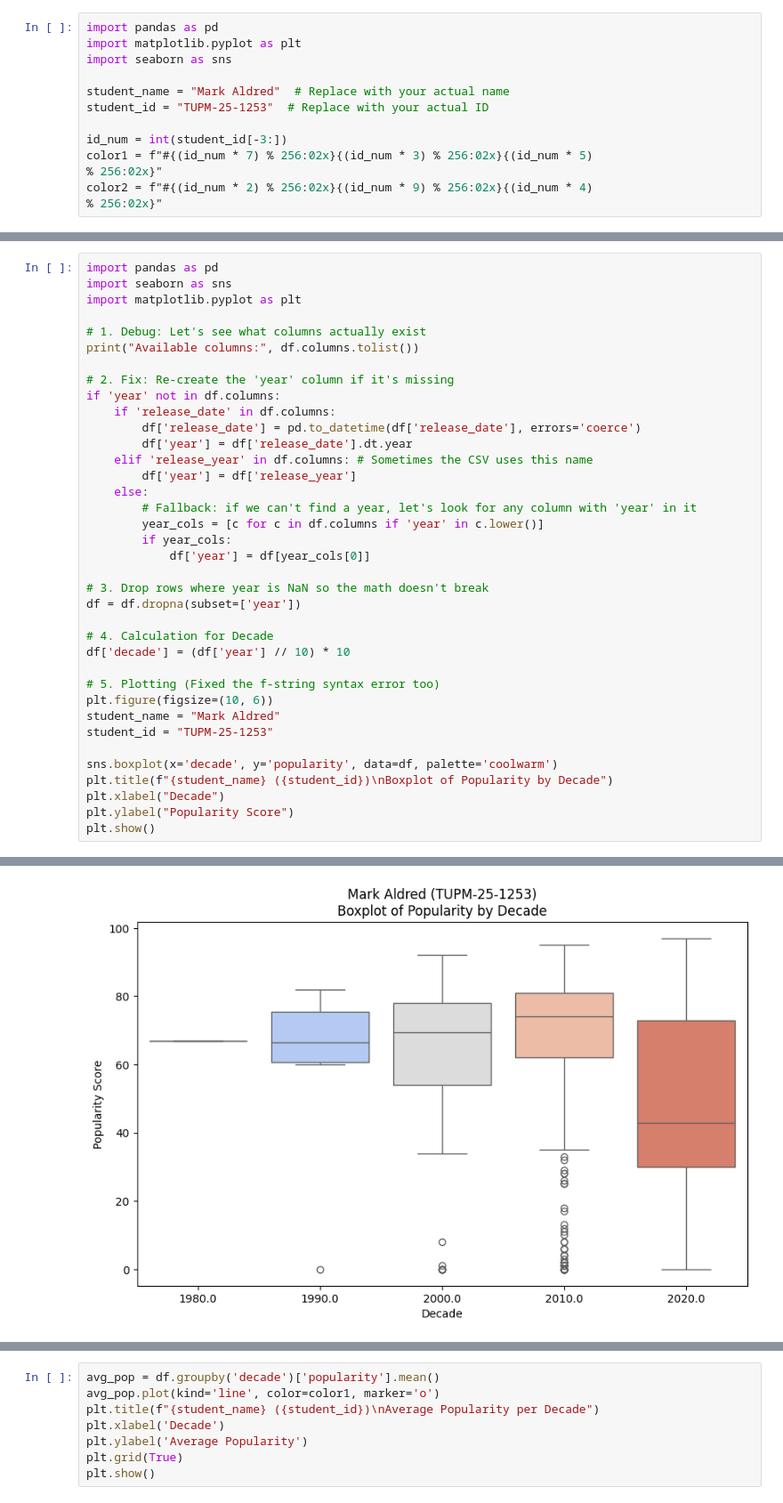
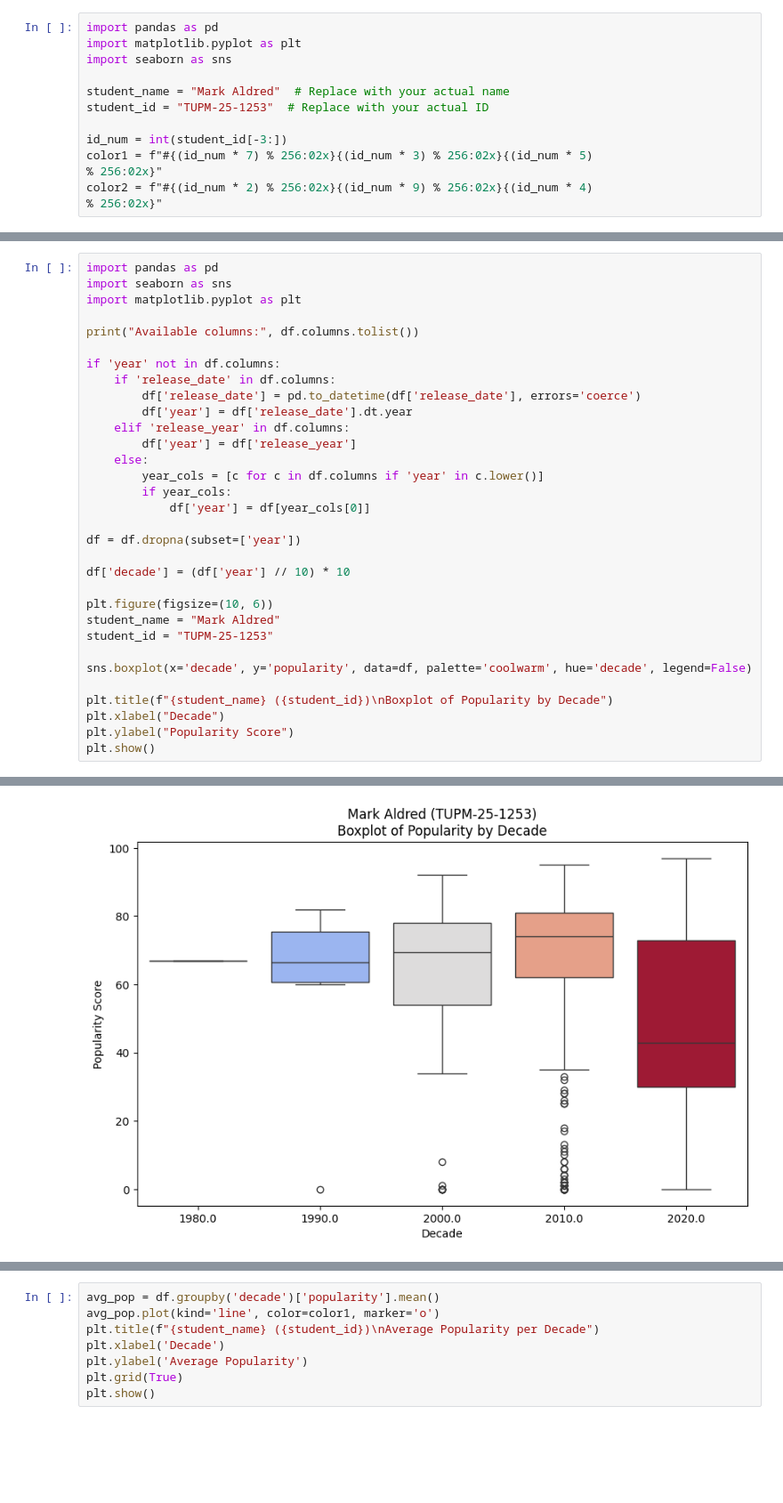
Before and after one commit to Aldred-Js1/Lab7_DataVisualization, a Jupyter notebook: Data-and-Observation.ipynb, the cells around one changed output, grey strips where cells are left out. Shown at 89% size. Cells and saved outputs as stored; diff of their text form; blank space fills up the shorter version.

```diff
--- a/Data-and-Observation.ipynb
+++ b/Data-and-Observation.ipynb
@@ -40,34 +36,29 @@ import pandas as pd
 import seaborn as sns
 import matplotlib.pyplot as plt
 
-# 1. Debug: Let's see what columns actually exist
 print("Available columns:", df.columns.tolist())
 
-# 2. Fix: Re-create the 'year' column if it's missing
 if 'year' not in df.columns:
     if 'release_date' in df.columns:
         df['release_date'] = pd.to_datetime(df['release_date'], errors='coerce')
         df['year'] = df['release_date'].dt.year
-    elif 'release_year' in df.columns: # Sometimes the CSV uses this name
+    elif 'release_year' in df.columns:
         df['year'] = df['release_year']
     else:
-        # Fallback: if we can't find a year, let's look for any column with 'year' in it
         year_cols = [c for c in df.columns if 'year' in c.lower()]
         if year_cols:
             df['year'] = df[year_cols[0]]
 
-# 3. Drop rows where year is NaN so the math doesn't break
 df = df.dropna(subset=['year'])
 
-# 4. Calculation for Decade
 df['decade'] = (df['year'] // 10) * 10
 
-# 5. Plotting (Fixed the f-string syntax error too)
 plt.figure(figsize=(10, 6))
 student_name = "Mark Aldred"
 student_id = "TUPM-25-1253"
 
-sns.boxplot(x='decade', y='popularity', data=df, palette='coolwarm')
+sns.boxplot(x='decade', y='popularity', data=df, palette='coolwarm', hue='decade', legend=False)
+
 plt.title(f"{student_name} ({student_id})\nBoxplot of Popularity by Decade")
 plt.xlabel("Decade")
 plt.ylabel("Popularity Score")
@@ -80,2 +68,2 @@ Passing `palette` without assigning `hue` is deprecated and will be removed in v
-[figure, old version]
+[figure, new version]
 # %%
```
Also changed, not shown: parts of 6 cells of this notebook.
